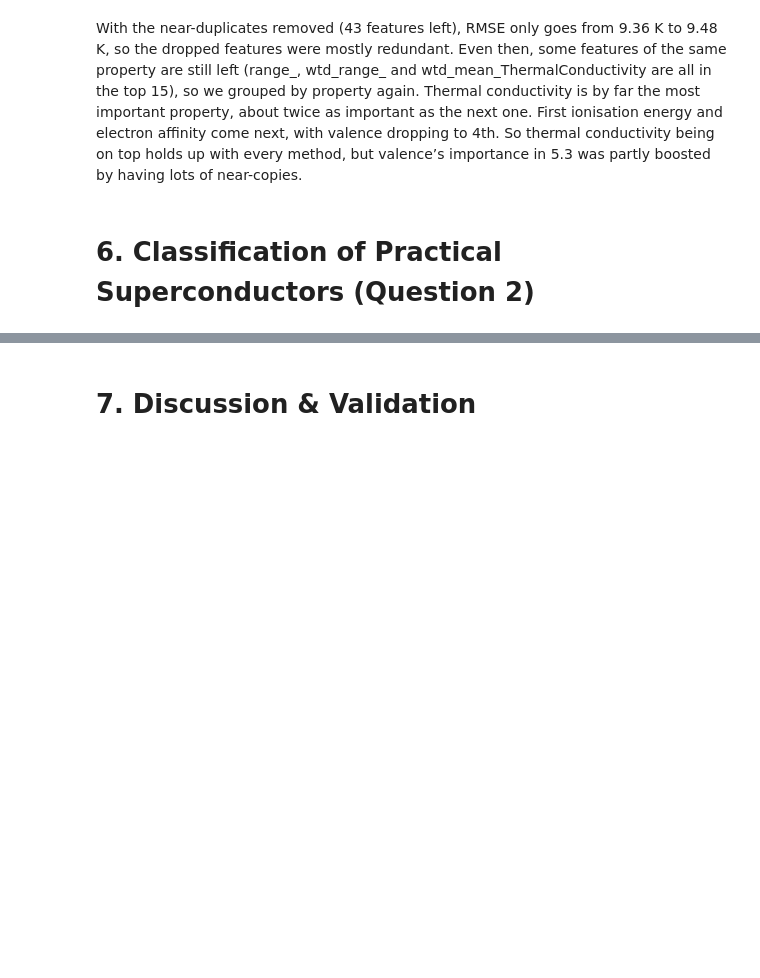
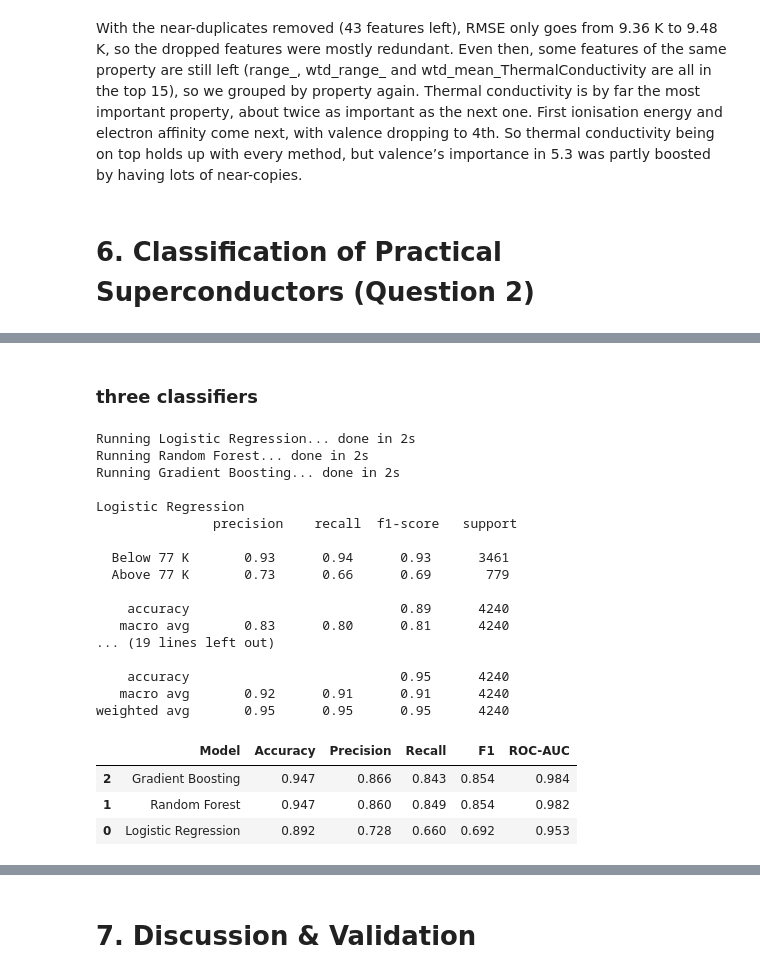
Before and after one commit to SeanCross65/Data-Analytics-Data-Mining, a Jupyter notebook: SuperConductivity.ipynb, the cells around one changed output, grey strips where cells are left out. Cells and saved outputs as stored; diff of their text form; code cells hidden in the pictures; blank space fills up the shorter version.

Commit message:
Classification

```diff
--- a/SuperConductivity.ipynb
+++ b/SuperConductivity.ipynb
@@ -545,0 +591,59 @@ Even then, some features of the same property are still left (range_, wtd_range_
+# %% [markdown]
+### three classifiers
+# %%
+# Logistic regression is our linear baseline, then the same two tree models as Section 4
+classifiers = {
+    "Logistic Regression": make_pipeline(StandardScaler(), LogisticRegression(max_iter=2000)), # max_iter=2000 so it has enough goes to settle
+    "Random Forest": RandomForestClassifier(n_estimators=100, n_jobs=-1, random_state=RANDOM_STATE),
+    "Gradient Boosting": HistGradientBoostingClassifier(random_state=RANDOM_STATE),
+}
+
+clf_rows = []
+clf_preds = {} # the 0/1 prediction for each model
+clf_probs = {} # the probability of being above 77 K, we need this for the ROC curve
+for name, clf in classifiers.items():
+    print(f"Running {name}...", end=" ")
+    start = time.time()
+
+    clf.fit(Xc_train, Yc_train)
+    clf_preds[name] = clf.predict(Xc_test)
+    clf_probs[name] = clf.predict_proba(Xc_test)[:, 1] # column 1 = chance its above 77 K
+
+    clf_rows.append({
+        "Model": name,
+        "Accuracy": accuracy_score(Yc_test, clf_preds[name]),
+        "Precision": precision_score(Yc_test, clf_preds[name]), # of the ones we said were above 77 K, how many actually were
+        "Recall": recall_score(Yc_test, clf_preds[name]),       # of the ones actually above 77 K, how many we found
+        "F1": f1_score(Yc_test, clf_preds[name]),               # balance of precision and recall
+        "ROC-AUC": roc_auc_score(Yc_test, clf_probs[name]),     # 1 = perfect, 0.5 = just guessing
+    })
+    print(f"done in {time.time() - start:.0f}s")
+
+clf_results = pd.DataFrame(clf_rows).sort_values("F1", ascending=False).round(3) # best at the top
+
+for name in classifiers: # full breakdown for each model
+    print(f"\n{name}\n", classification_report(Yc_test, clf_preds[name], target_names=["Below 77 K", "Above 77 K"]))
+
+clf_results
+# %% [output]
+Running Logistic Regression... done in 2s
+Running Random Forest... done in 2s
+Running Gradient Boosting... done in 2s
+
+Logistic Regression
+               precision    recall  f1-score   support
+
+  Below 77 K       0.93      0.94      0.93      3461
+  Above 77 K       0.73      0.66      0.69       779
+
+    accuracy                           0.89      4240
+   macro avg       0.83      0.80      0.81      4240
+... (19 lines left out)
+
+    accuracy                           0.95      4240
+   macro avg       0.92      0.91      0.91      4240
+weighted avg       0.95      0.95      0.95      4240
+|  | Model | Accuracy | Precision | Recall | F1 | ROC-AUC |
+| 2 | Gradient Boosting | 0.947 | 0.866 | 0.843 | 0.854 | 0.984 |
+| 1 | Random Forest | 0.947 | 0.860 | 0.849 | 0.854 | 0.982 |
+| 0 | Logistic Regression | 0.892 | 0.728 | 0.660 | 0.692 | 0.953 |
```
Also changed, not shown: parts of 10 cells of this notebook, 1 other file.
